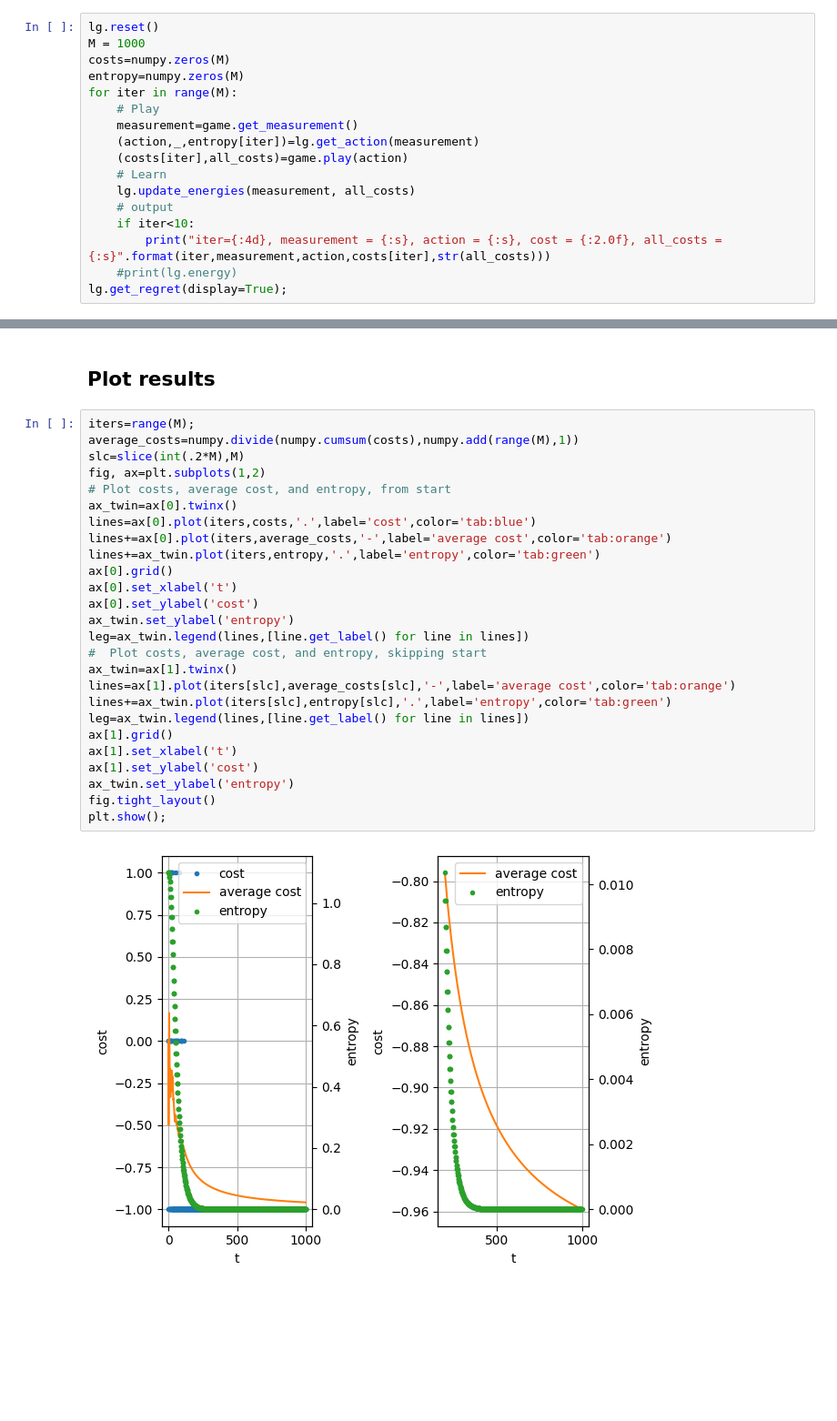
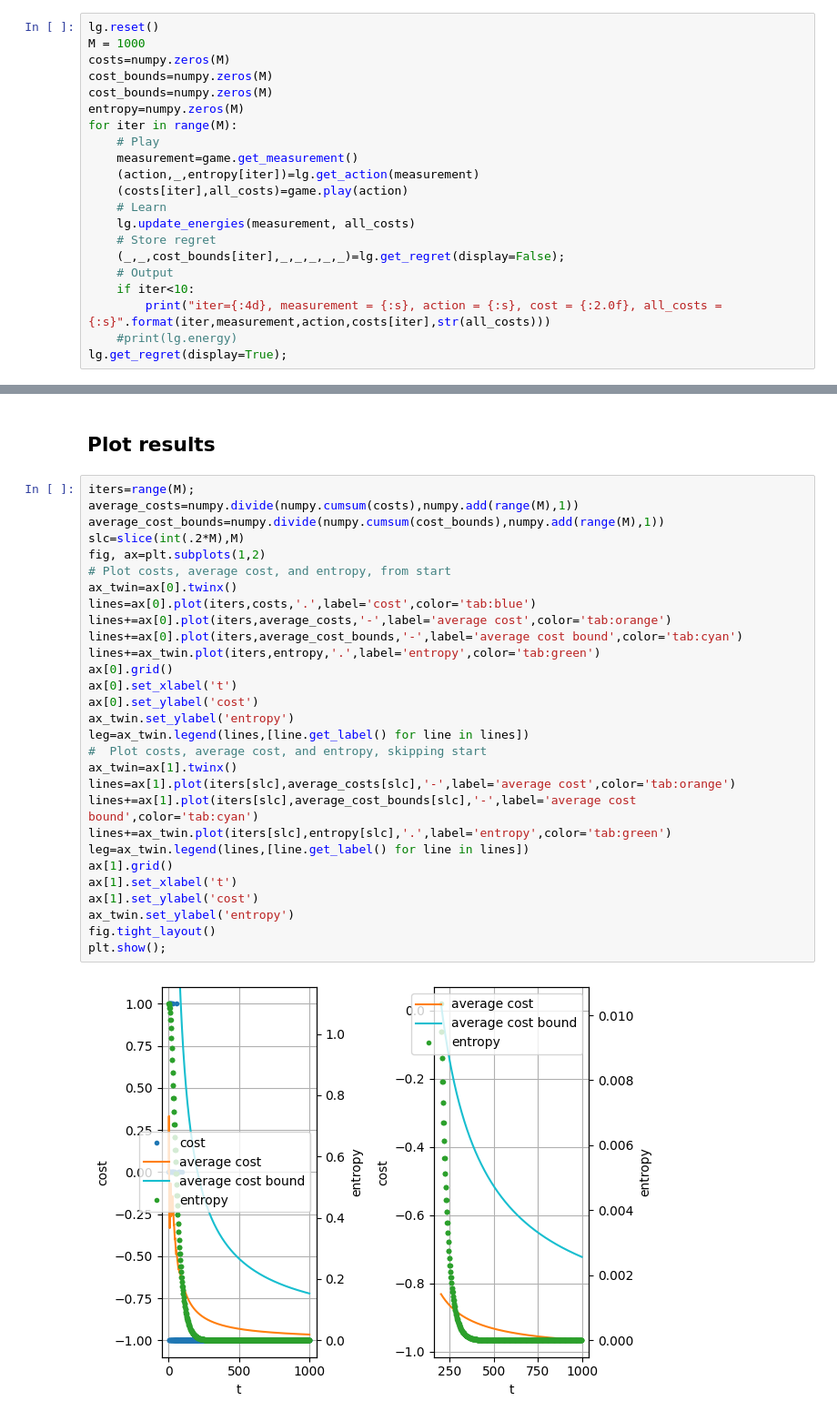
Before and after one commit to seanjkanderson/boltzmann-learning, a Jupyter notebook: examples/RPS_vs_round_robin.ipynb, the cells around one changed output, grey strips where cells are left out. Shown: that part at 91% size. Drawn from its saved outputs; the diff is of its cells as text; blank space fills up the shorter version.

Commit message:
Added plots with cost bounds

```diff
--- a/examples/RPS_vs_round_robin.ipynb
+++ b/examples/RPS_vs_round_robin.ipynb
@@ -83,6 +83,8 @@ lg=LearningGames.LearningGame(game.action_set,measurement_set=game.measurement_s
 lg.reset()
 M = 1000
 costs=numpy.zeros(M)
+cost_bounds=numpy.zeros(M)
+cost_bounds=numpy.zeros(M)
 entropy=numpy.zeros(M)
 for iter in range(M):
     # Play
@@ -91,7 +93,9 @@ for iter in range(M):
     (costs[iter],all_costs)=game.play(action)
     # Learn
     lg.update_energies(measurement, all_costs)
-    # output
+    # Store regret
+    (_,_,cost_bounds[iter],_,_,_,_,_)=lg.get_regret(display=False);
+    # Output
     if iter<10:
         print("iter={:4d}, measurement = {:s}, action = {:s}, cost = {:2.0f}, all_costs = {:s}".format(iter,measurement,action,costs[iter],str(all_costs)))
     #print(lg.energy)
@@ -115,28 +119,31 @@ iter=   9, measurement = S, action = P, cost = -1, all_costs = {'S': 1, 'R': 0,
 # %%
 iters=range(M);
 average_costs=numpy.divide(numpy.cumsum(costs),numpy.add(range(M),1))
+average_cost_bounds=numpy.divide(numpy.cumsum(cost_bounds),numpy.add(range(M),1))
 slc=slice(int(.2*M),M)
 fig, ax=plt.subplots(1,2)
 # Plot costs, average cost, and entropy, from start
 ax_twin=ax[0].twinx()
 lines=ax[0].plot(iters,costs,'.',label='cost',color='tab:blue')
 lines+=ax[0].plot(iters,average_costs,'-',label='average cost',color='tab:orange')
+lines+=ax[0].plot(iters,average_cost_bounds,'-',label='average cost bound',color='tab:cyan')
 lines+=ax_twin.plot(iters,entropy,'.',label='entropy',color='tab:green')
 ax[0].grid()
 ax[0].set_xlabel('t')
 ax[0].set_ylabel('cost')
 ax_twin.set_ylabel('entropy')
 leg=ax_twin.legend(lines,[line.get_label() for line in lines])
 #  Plot costs, average cost, and entropy, skipping start
 ax_twin=ax[1].twinx()
 lines=ax[1].plot(iters[slc],average_costs[slc],'-',label='average cost',color='tab:orange')
+lines+=ax[1].plot(iters[slc],average_cost_bounds[slc],'-',label='average cost bound',color='tab:cyan')
 lines+=ax_twin.plot(iters[slc],entropy[slc],'.',label='entropy',color='tab:green')
 leg=ax_twin.legend(lines,[line.get_label() for line in lines])
 ax[1].grid()
 ax[1].set_xlabel('t')
 ax[1].set_ylabel('cost')
 ax_twin.set_ylabel('entropy')
 fig.tight_layout()
 plt.show();
 # %% [output]
-[figure, old version]
+[figure, new version]
```
Also changed, not shown: parts of 1 cell of this notebook, 2 other files.
